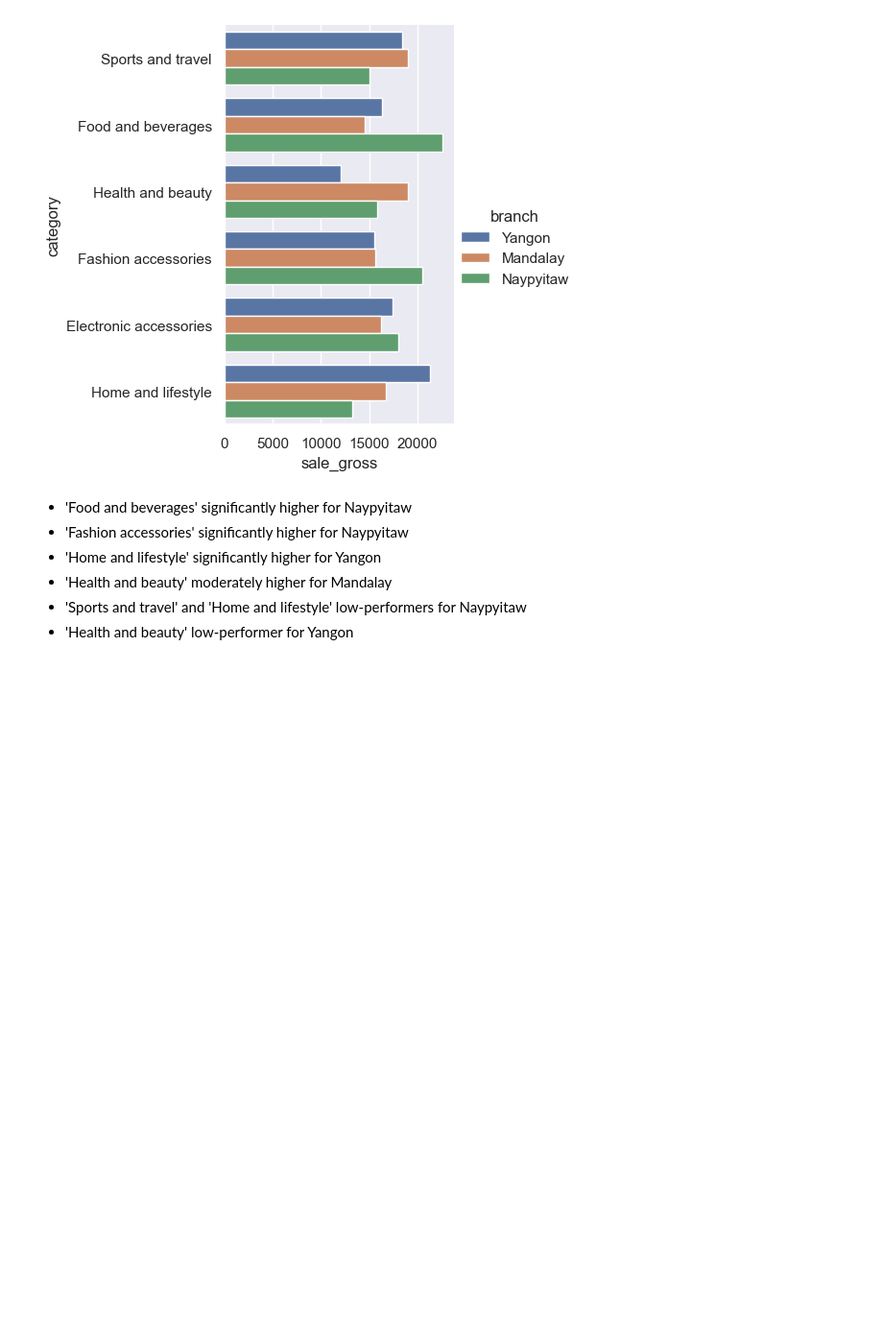
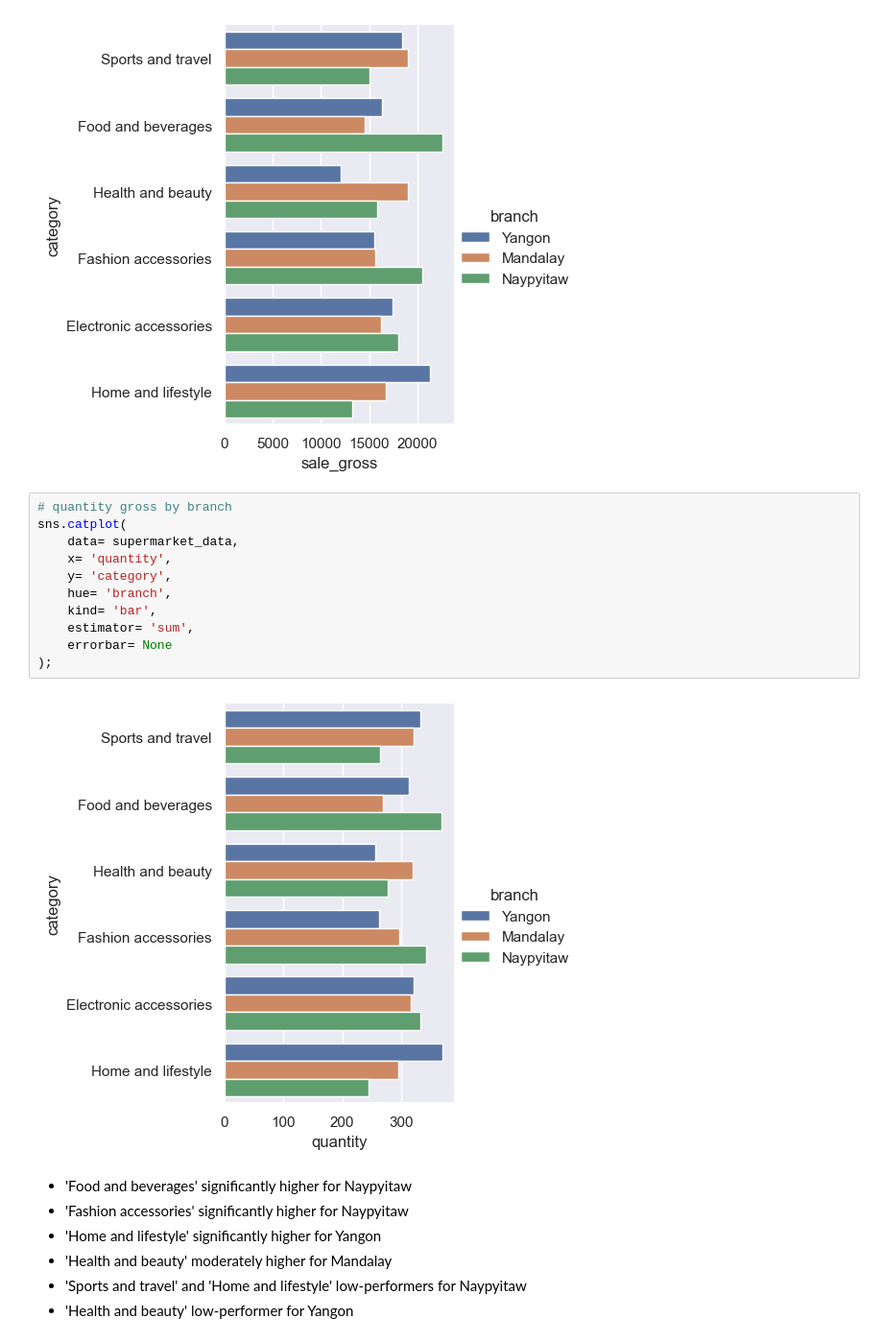
Before and after one commit to zdravoj/data-science-foundations, a Jupyter notebook: Supermarket_Sales/Supermarket_sales_analysis.ipynb, the cells around one changed output. Shown at 96% size. Drawn from its saved outputs; the diff is of its cells as text; blank space fills up the shorter version.

```diff
--- a/Supermarket_Sales/Supermarket_sales_analysis.ipynb
+++ b/Supermarket_Sales/Supermarket_sales_analysis.ipynb
@@ -281,6 +295,19 @@ sns.catplot(
 );
 # %% [output]
 [figure]
+# %%
+# quantity gross by branch
+sns.catplot(
+    data= supermarket_data,
+    x= 'quantity',
+    y= 'category',
+    hue= 'branch',
+    kind= 'bar',
+    estimator= 'sum',
+    errorbar= None
+);
+# %% [output]
+[figure, added]
 # %% [markdown]
 - 'Food and beverages' significantly higher for Naypyitaw
 - 'Fashion accessories' significantly higher for Naypyitaw
```
Also changed, not shown: parts of 13 cells of this notebook.
